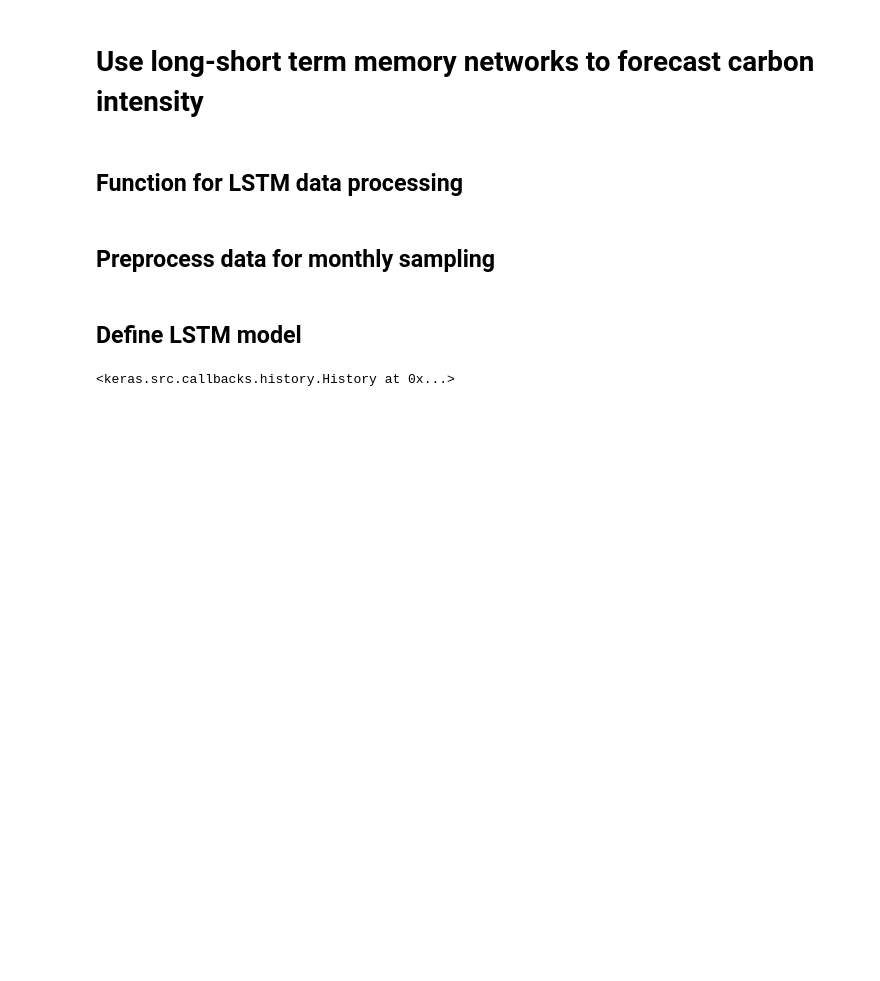
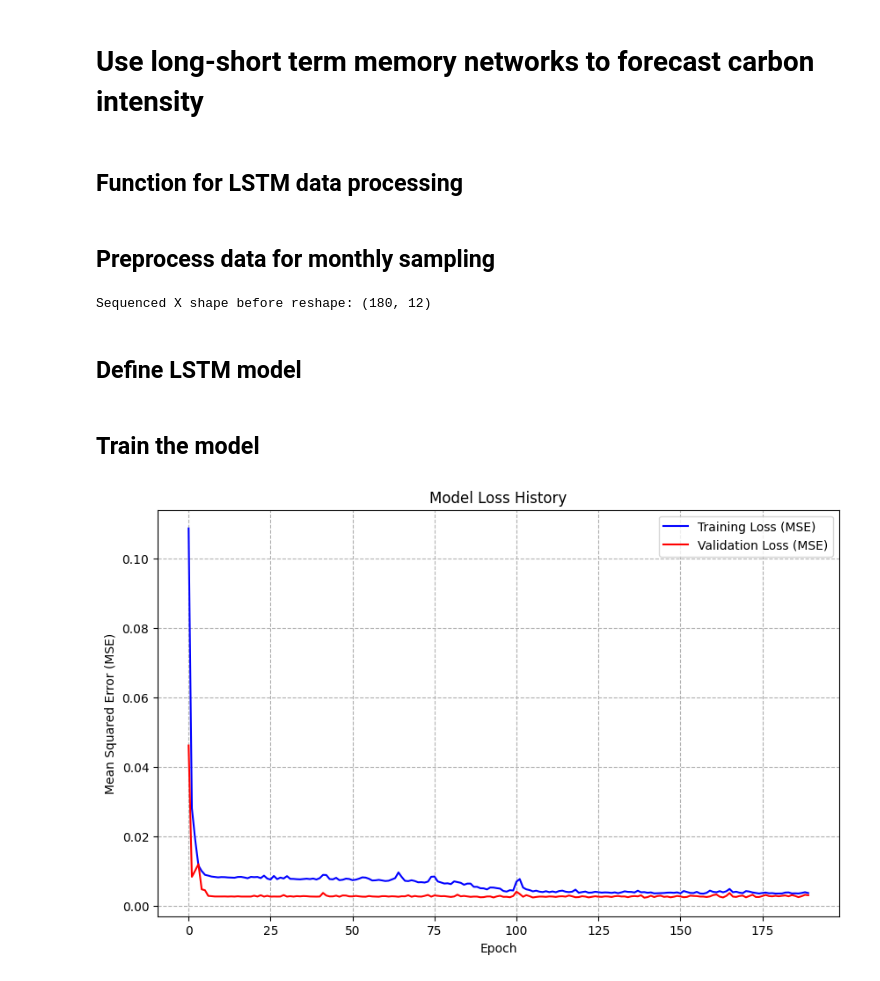
Before and after one commit to CalvoSeko/sustainable-computing-coursework-tianwei, a Jupyter notebook: code/LSTM_forecasting.ipynb, the cells around one changed output. Cells and saved outputs as stored; diff of their text form; code cells hidden in the pictures; blank space fills up the shorter version.

Commit message:
Implemented initial LSTM forecasting

```diff
--- a/code/LSTM_forecasting.ipynb
+++ b/code/LSTM_forecasting.ipynb
@@ -27,36 +32,80 @@ def create_lstm_sequences(data, lookback_window=12):
 # %% [markdown]
 ## Preprocess data for monthly sampling ##
 # %%
+# import dataset
 df = pd.read_csv('../data/df_fuel_ckan.csv')
 df['DATETIME'] = pd.to_datetime(df['DATETIME'])
 df_filtered = df[df['DATETIME'].dt.year < 2025].copy()
 df_filtered.set_index('DATETIME', inplace=True)
 data_train_test = df_filtered['CARBON_INTENSITY'].resample('ME').mean().dropna()
-data_train_test.head()
-X_sequenced, Y_targets = create_lstm_sequences(data_train_test, lookback_window=12)
+
+scaler = MinMaxScaler(feature_range=(0, 1))
+
+# Normalising the data for better convergence
+# Reshape the data for the scaler: (n_samples, 1) is required
+data_for_scaling = data_train_test.values.reshape(-1, 1)
+
+# Fit the scaler on the data and transform it
+scaled_data = scaler.fit_transform(data_for_scaling)
+
+X_sequenced, Y_targets = create_lstm_sequences(scaled_data, lookback_window=12)
+print(f"Sequenced X shape before reshape: {X_sequenced.shape}")
+
 split_point = int(len(X_sequenced) * 0.8)
+# Chronological Split
 X_train, X_test = X_sequenced[:split_point], X_sequenced[split_point:]
 y_train, y_test = Y_targets[:split_point], Y_targets[split_point:]
-# Reshape X_train and X_test
+
+# RESHAPE FOR LSTM
+# Required shape: (n_samples, timesteps, features)
 X_train = np.reshape(X_train, (X_train.shape[0], X_train.shape[1], 1))
 X_test = np.reshape(X_test, (X_test.shape[0], X_test.shape[1], 1))
+
+# Reshape Y targets to (n_samples, 1)
+y_train = y_train.reshape(-1, 1)
+y_test = y_test.reshape(-1, 1)
+# %% [output]
+Sequenced X shape before reshape: (180, 12)
 # %% [markdown]
 ## Define LSTM model ##
 # %%
-from tensorflow.keras.layers import Input
-
 model = Sequential()
-# Explicit Input layer to avoid the warning
-model.add(Input(shape=(X_train.shape[1], 1)))
-model.add(LSTM(50, return_sequences=True))
+model.add(LSTM(50, return_sequences=True, input_shape=(X_train.shape[1], 1)))
 model.add(LSTM(50, return_sequences=False))
 model.add(Dense(25))
 model.add(Dense(1))
-# Keeping metrics=['mae'] so evaluation returns 2 values if desired,
-# though the user seems to have reverted to just 'test_loss' in their latest manual edit.
-# I will stick to just loss to match the user's latest observed code pattern,
-# or I can add metrics. Let's add metrics to be safe and robust.
 model.compile(optimizer='adam', loss='mean_squared_error', metrics=['mae'])
-model.fit(X_train, y_train, epochs=200, batch_size=32, verbose=0)
-# %% [output]
-<keras.src.callbacks.history.History at 0x...>
+# %% [markdown]
+## Train the model ##
+# %%
+early_stopping = EarlyStopping(
+    monitor='val_loss',
+    patience=50,
+    restore_best_weights=True
+)
+
+history = model.fit(X_train, y_train,
+                    epochs=1000,
+                    batch_size=16,
+                    verbose=0,
+                    validation_data=(X_test, y_test),
+                    callbacks=[early_stopping]
+                    )
+
+plt.figure(figsize=(10, 6))
+
+# Plot training loss
+plt.plot(history.history['loss'], label='Training Loss (MSE)', color='blue')
+
+# Plot validation loss
+if 'val_loss' in history.history:
+    plt.plot(history.history['val_loss'], label='Validation Loss (MSE)', color='red')
+
+plt.title('Model Loss History')
+plt.ylabel('Mean Squared Error (MSE)')
+plt.xlabel('Epoch')
+plt.legend(loc='upper right')
+plt.grid(True, linestyle='--')
+plt.show()
+# %% [output]
+[figure, added]
```
Also changed, not shown: parts of 4 cells of this notebook, 1 other file.
